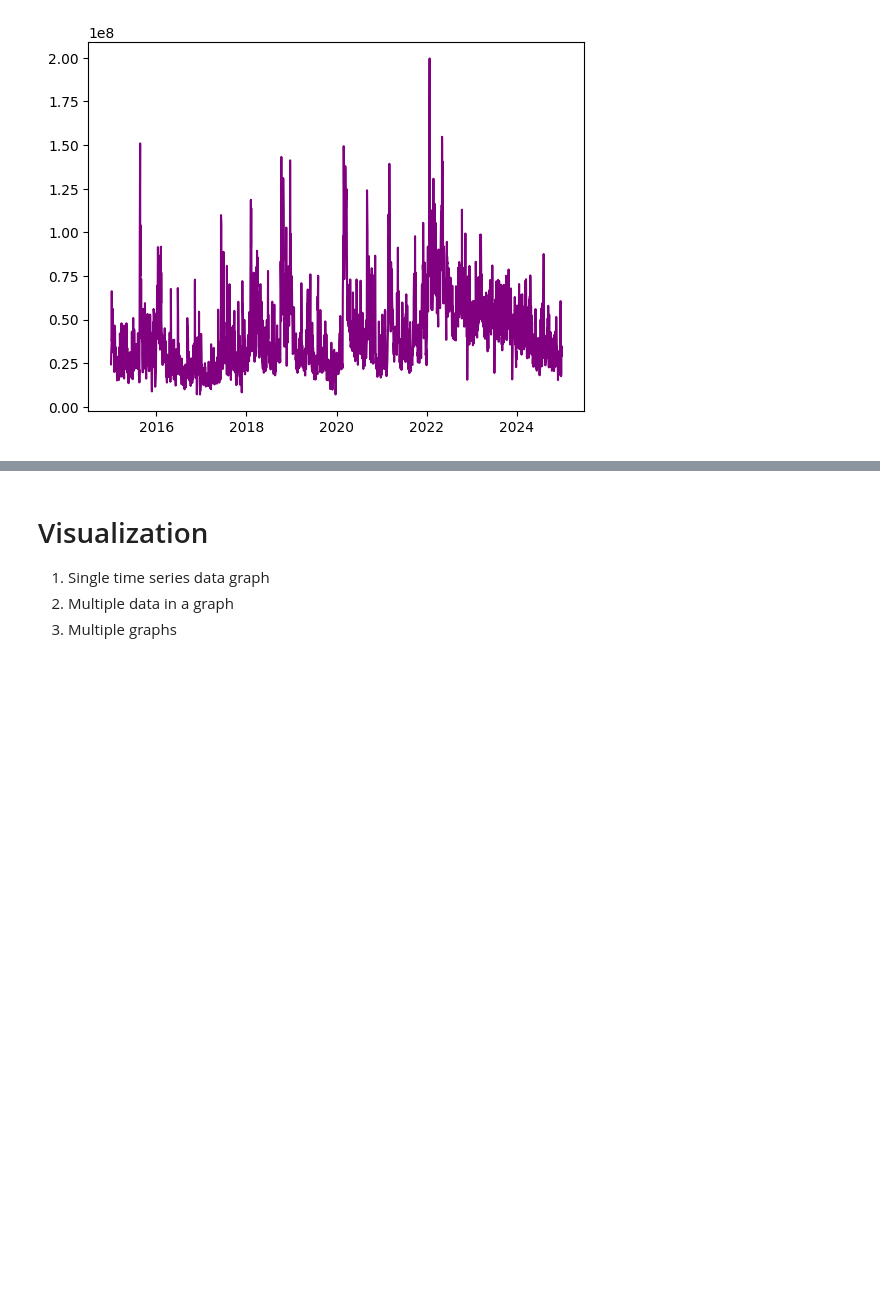
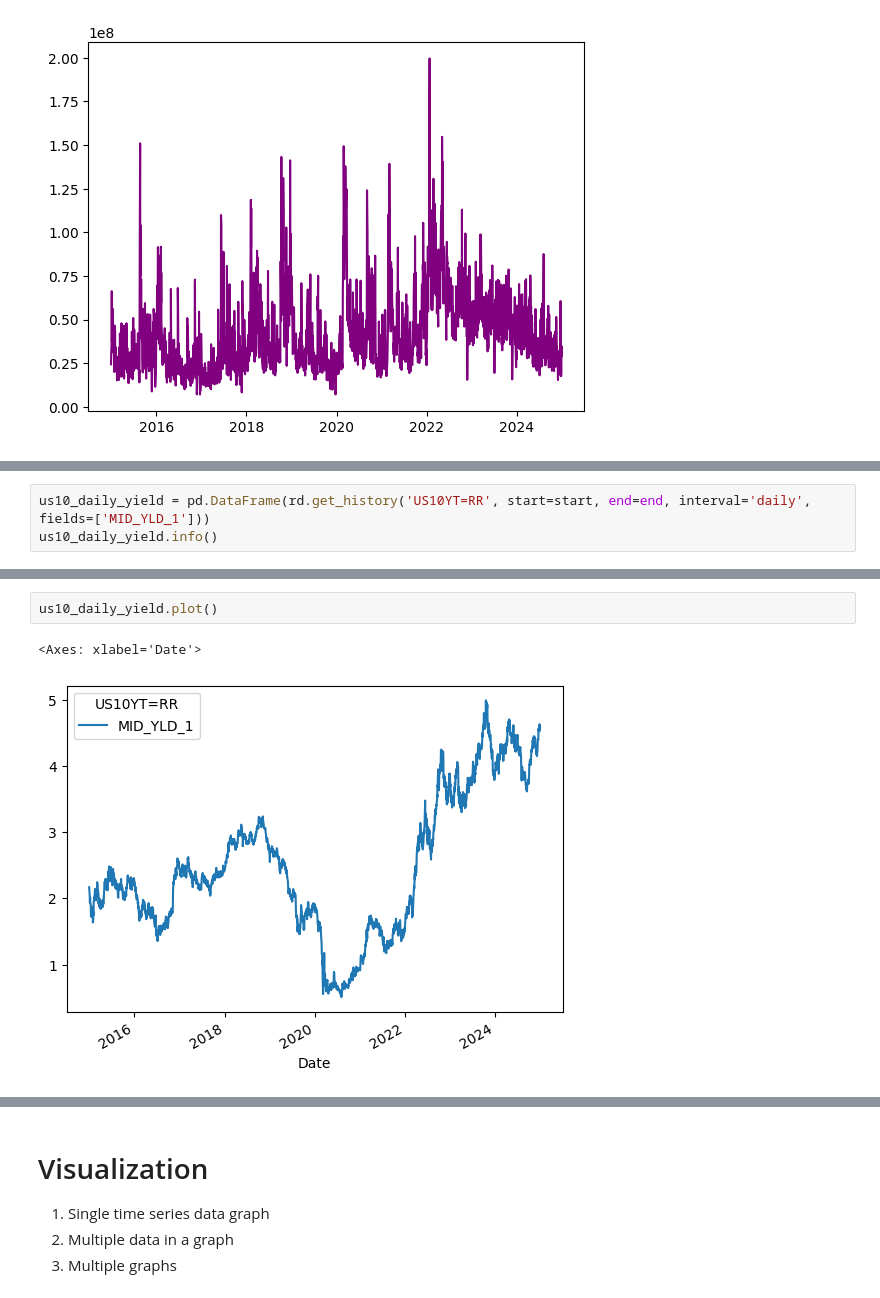
Before and after one commit to Seb207/Market-Context-Project, a Jupyter notebook: Irrationality Index/Factor_Data_Lab_Local.ipynb, the cells around one changed output, grey strips where cells are left out. Saved outputs shown, nothing was run; the diff lists cells and outputs as text; blank space fills up the shorter version.

```diff
--- a/Irrationality Index/Factor_Data_Lab_Local.ipynb
+++ b/Irrationality Index/Factor_Data_Lab_Local.ipynb
@@ -291,0 +367,3 @@ plt.plot(qqq_daily_volume, color='purple')
+# %%
+us10_daily_yield = pd.DataFrame(rd.get_history('US10YT=RR', start=start, end=end, interval='daily', fields=['MID_YLD_1']))
+us10_daily_yield.info()
@@ -291,0 +379,5 @@ plt.plot(qqq_daily_volume, color='purple')
+# %%
+us10_daily_yield.plot()
+# %% [output]
+<Axes: xlabel='Date'>
+[figure, added]
```
Also changed, not shown: parts of 35 cells of this notebook.
